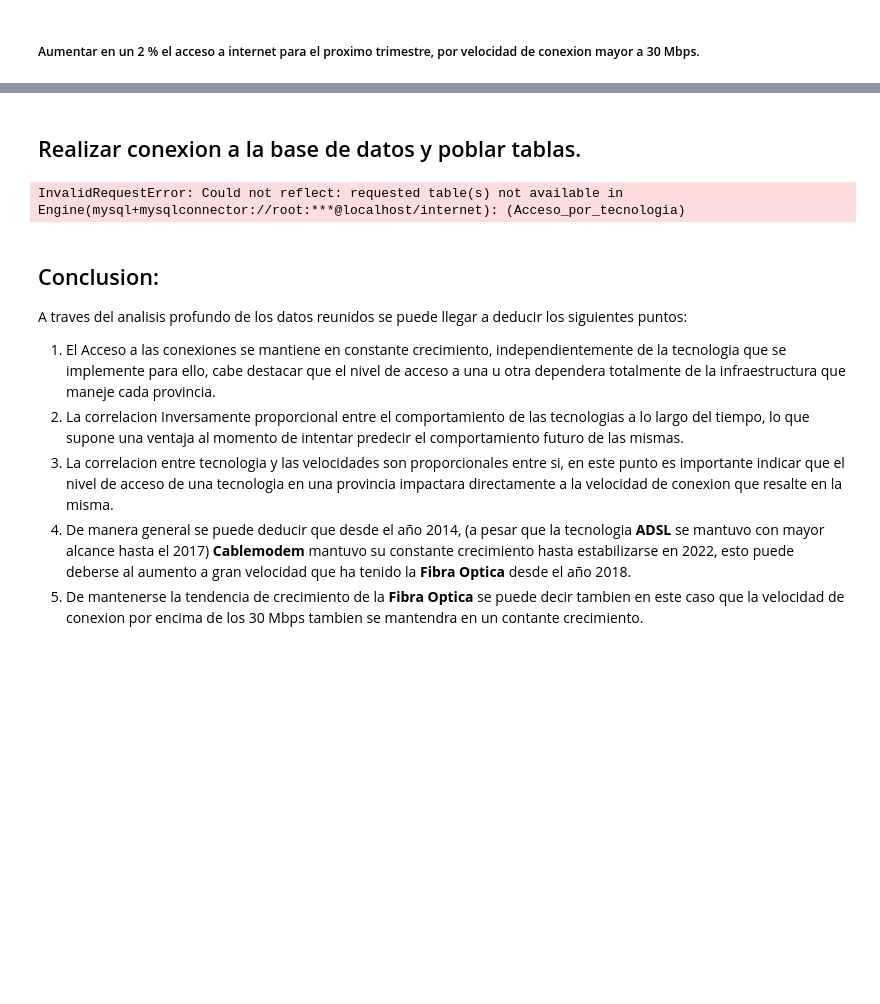
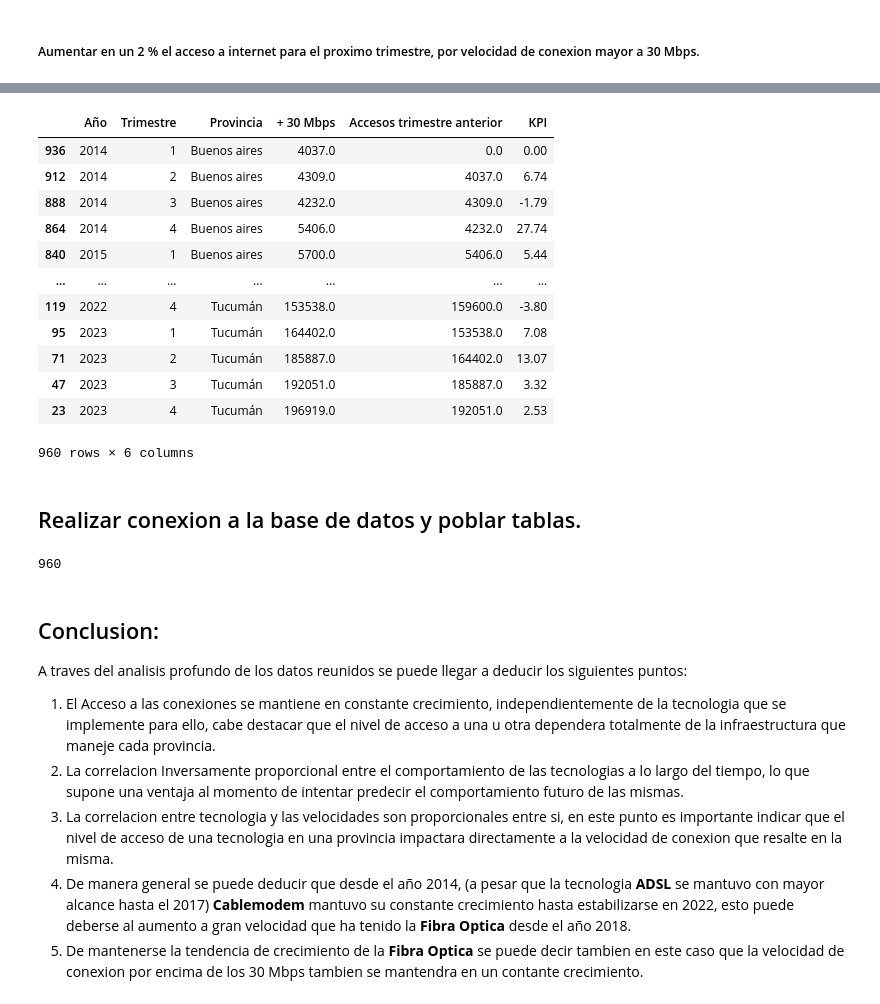
Before and after one commit to rammerbot/Data_Analytics_Telecomunicaciones_Argentina, a Jupyter notebook: ETL_EDA.ipynb, the cells around one changed output, grey strips where cells are left out. Drawn from its saved outputs; the diff is of its cells as text; code cells hidden in the pictures; blank space fills up the shorter version.

```diff
--- a/ETL_EDA.ipynb
+++ b/ETL_EDA.ipynb
@@ -983,3 +984,19 @@ data_pen_hog['KPI'] = ((data_pen_hog['Accesos por cada 100 hogares'] - data_pen_
+# %%
+# Drop columnas.
+data_30mbps_kpi = data_acc_por_vel.drop(columns=['HASTA 512 kbps', '+ 512 Kbps - 1 Mbps','+ 1 Mbps - 6 Mbps','+ 6 Mbps - 10 Mbps', '+ 10 Mbps - 20 Mbps','+ 20 Mbps - 30 Mbps','OTROS','Total' ])
+
+# Redondear valores de la columna + 30 Mbps.
+data_30mbps_kpi['+ 30 Mbps'] = data_30mbps_kpi['+ 30 Mbps'].round( decimals=2)
+
+# Asegurarse de que el DataFrame esté ordenado por "Provincia", "Año" y "Trimestre".
+data_30mbps_kpi = data_30mbps_kpi.sort_values(by=['Provincia', 'Año', 'Trimestre'])
+
+# Crear la nueva columna con el valor del trimestre anterior.
+data_30mbps_kpi['Accesos trimestre anterior'] = data_30mbps_kpi.groupby('Provincia')['+ 30 Mbps'].shift(1)
+
+# Aplicar la función usando apply y lambda
+data_30mbps_kpi['KPI'] = data_30mbps_kpi.apply(lambda row: calcular_kpi(row['+ 30 Mbps'], row['Accesos trimestre anterior']), axis=1)
 # %%
-data_pen_hog['Accesos trimestre anterior'] = data_pen_hog['Accesos trimestre anterior'].fillna(0)
-data_pen_hog['KPI'] = data_pen_hog['KPI'].fillna(0)
+# Llenar los valores nulos con 0.
+data_30mbps_kpi['Accesos trimestre anterior'] = data_30mbps_kpi['Accesos trimestre anterior'].fillna(0)
+data_30mbps_kpi['KPI'] = data_30mbps_kpi['KPI'].fillna(0)
@@ -988,3 +1003,20 @@ data_pen_hog.head(50).sort_values(by=['Año', 'Trimestre'], ascending=False)
+# %%
+# Imprimir tabla resultado.
+data_30mbps_kpi
+# %% [output]
+|  | Año | Trimestre | Provincia | + 30 Mbps | Accesos trimestre anterior | KPI |
+| 936 | 2014 | 1 | Buenos aires | 4037.0 | 0.0 | 0.00 |
+| 912 | 2014 | 2 | Buenos aires | 4309.0 | 4037.0 | 6.74 |
+| 888 | 2014 | 3 | Buenos aires | 4232.0 | 4309.0 | -1.79 |
+| 864 | 2014 | 4 | Buenos aires | 5406.0 | 4232.0 | 27.74 |
+| 840 | 2015 | 1 | Buenos aires | 5700.0 | 5406.0 | 5.44 |
+| ... | ... | ... | ... | ... | ... | ... |
+| 119 | 2022 | 4 | Tucumán | 153538.0 | 159600.0 | -3.80 |
+| 95 | 2023 | 1 | Tucumán | 164402.0 | 153538.0 | 7.08 |
+| 71 | 2023 | 2 | Tucumán | 185887.0 | 164402.0 | 13.07 |
+| 47 | 2023 | 3 | Tucumán | 192051.0 | 185887.0 | 3.32 |
+| 23 | 2023 | 4 | Tucumán | 196919.0 | 192051.0 | 2.53 |
+960 rows × 6 columns
 # %% [markdown]
 ## Realizar conexion a la base de datos y poblar tablas.
 # %%
@@ -995,13 +1027,19 @@ engine = create_engine(mysql_url)
 # %%
 # Crear y poblar tablas en base de datos Mysql.
 data_acc_por_tec.to_sql('Acceso_por_tecnologia', engine, index=False, if_exists='replace')
-# data_total_acc_por_tec.to_sql('Total_acceso_tecnologia', engine, index=False, if_exists='replace')
+# # data_total_acc_por_tec.to_sql('Total_acceso_tecnologia', engine, index=False, if_exists='replace')
+
 data_pen_hog.to_sql('Penetracion_hogares', engine, index=False, if_exists='replace')
-# data_tota_pen.to_sql('Total_penetracion_hogares', engine, index=False, if_exists='replace')
-# data_total_acc_vel.to_sql('Total_acceso_velocidad', engine, index=False, if_exists='replace')
+# # data_tota_pen.to_sql('Total_penetracion_hogares', engine, index=False, if_exists='replace')
+
 data_acc_por_vel.to_sql('Acceso_por_velocidad', engine, index=False, if_exists='replace')
+# # data_total_acc_vel.to_sql('Total_acceso_velocidad', engine, index=False, if_exists='replace')
+
+
+data_fibra_kpi.to_sql('Kpi_fibra', engine, index=False, if_exists='replace')
+data_30mbps_kpi.to_sql('kpi_30mbps', engine, index=False, if_exists='replace')
 # %% [output]
-InvalidRequestError: Could not reflect: requested table(s) not available in Engine(mysql+mysqlconnector://root:***@localhost/internet): (Acceso_por_tecnologia)
+960
 # %% [markdown]
 ## Conclusion:
 
```
Also changed, not shown: parts of 15 cells of this notebook, 1 other file.
